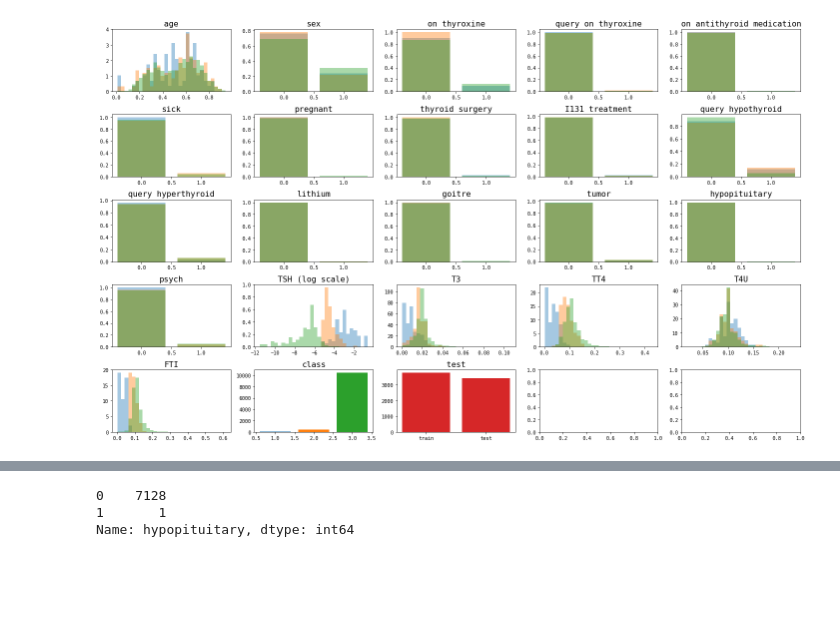
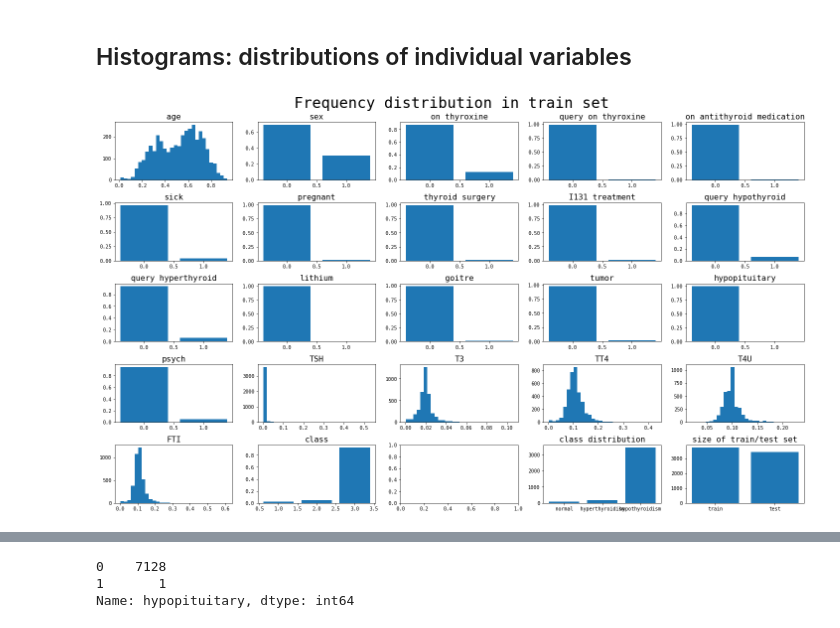
Before and after one commit to sinwall/221117_MLBasic, a Jupyter notebook: byungchang/starter_thyroid.ipynb, the cells around one changed output, grey strips where cells are left out. Drawn from its saved outputs; the diff is of its cells as text; code cells hidden in the pictures; blank space fills up the shorter version.

```diff
--- a/byungchang/starter_thyroid.ipynb
+++ b/byungchang/starter_thyroid.ipynb
@@ -69,31 +104,35 @@ plt.show(); plt.close()
+# %% [markdown]
+## Histograms: distributions of individual variables
 # %%
 fig, axs = plt.subplots(nrows=5, ncols=5, figsize=(20, 12))
 axs = axs.ravel()
-for num, name in enumerate(df.columns):
+for num, name in enumerate(col_names):
     ax = axs[num]
     title = name
-    ser_all = df.loc[df['test'] == 0, name]
-    if name in ['TSH']:
-        ser_all = np.log(1e-5+ser_all)
-        title = f'{name} (log scale)'
-    _, bins = np.histogram(ser_all, bins=30)
-    alpha = 0.4
-    for j in range(1, 1+3):
-        ser = ser_all[df.loc[df['test'] == 0, 'class'] == j]
-        if name in ['TSH', 'age', 'TSH', 'T3', 'TT4', 'T4U', 'FTI']:
-            ax.hist(ser, bins=bins, density=True, color=f'C{j-1}', alpha=alpha)
-        elif name == 'class':
-            ax.bar([j], [ser.sum()], color=f'C{j-1}')
-        elif name == 'test':
-            continue
-        else:
-            ax.bar(np.sort(ser.unique()), ser.value_counts(normalize=True).sort_index(), color=f'C{j-1}', alpha=alpha)
-    if name == 'test':
-        ax.bar(['train', 'test'], [(df['test'] == 0).sum(), (df['test'] == 1).sum()], color='C3')
-
+    ser = df_train[name]
+    # if name in ['TSH']:
+    #     ser = np.log(1e-5+ser)
+    #     title = f'{name} (log scale)'
+    _, bins = np.histogram(ser, bins=30)
+    if name in ['TSH', 'age', 'TSH', 'T3', 'TT4', 'T4U', 'FTI']:
+        ax.hist(ser, bins=bins, color='C0')
+    else:
+        ax.bar(np.sort(ser.unique()), ser.value_counts(normalize=True).sort_index(), color='C0')
     ax.set_title(title, fontsize=16)
 
+ax = axs[-2]
+for j in range(1, 1+3):
+    ax.bar([j], [(df_train['class'] == j).sum()], color='C0')
+ax.set_xticks([1, 2, 3])
+ax.set_xticklabels(['normal', 'hyperthyroidism', 'hypothyroidism'])
+ax.set_title('class distribution', fontsize=16)
+
+ax = axs[-1]
+ax.bar(['train', 'test'], [(df['test'] == 0).sum(), (df['test'] == 1).sum()], color='C0')
+ax.set_title('size of train/test set', fontsize=16)
+
+fig.suptitle('Frequency distribution in train set', fontsize=30)
 plt.tight_layout()
 plt.show(); plt.close()
 # %% [output]
-[figure, old version]
+[figure, new version]
```
Also changed, not shown: parts of 24 cells of this notebook, 2 other files.
